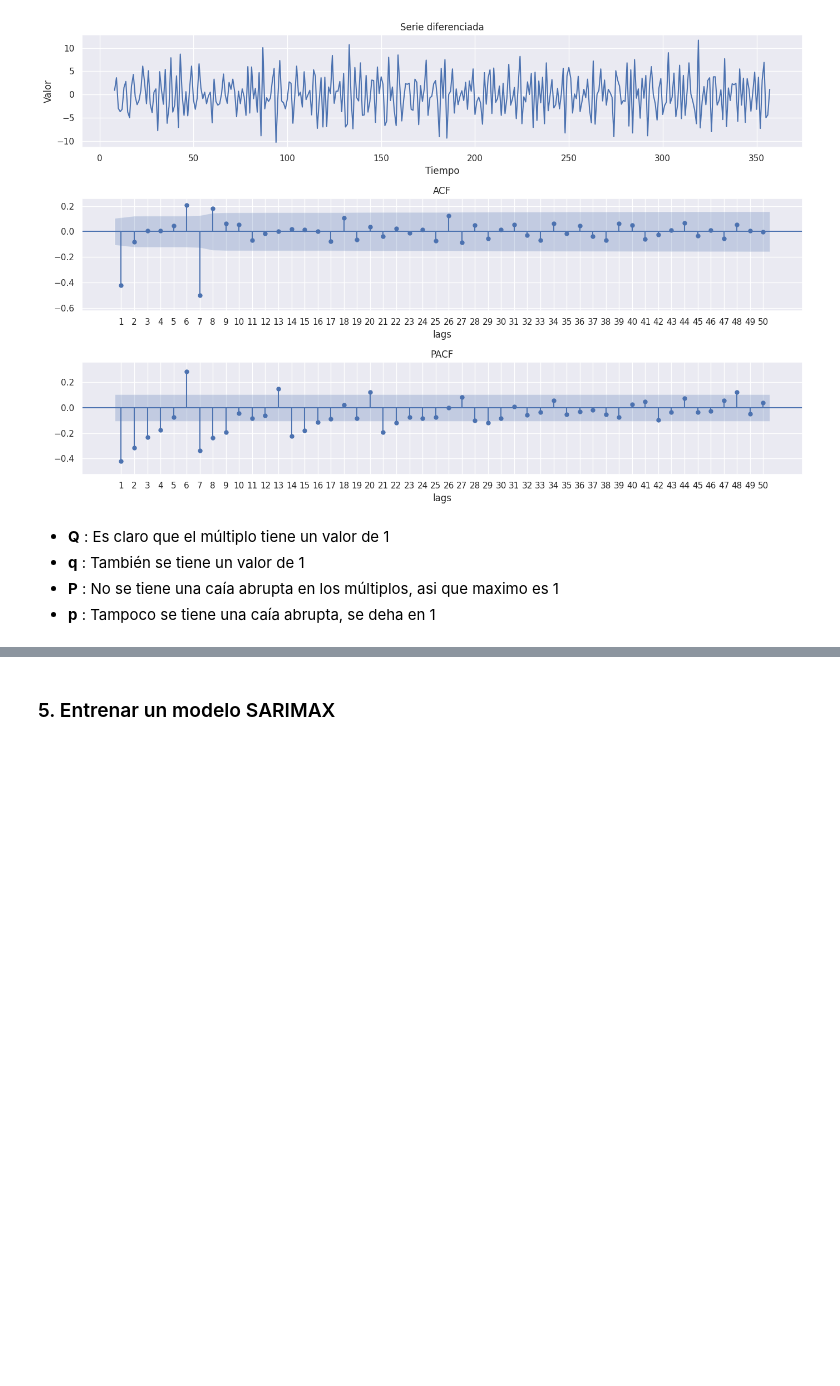
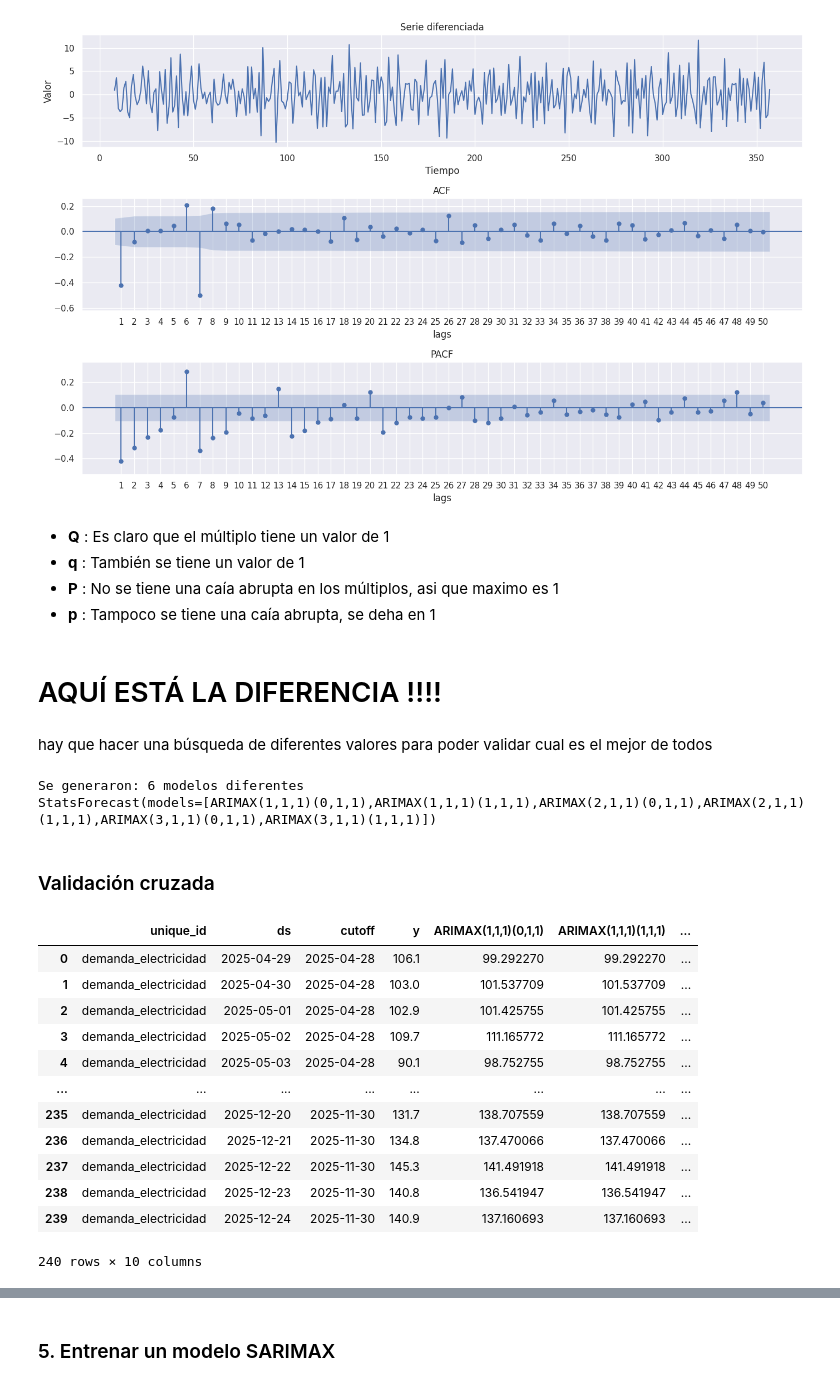
Before and after one commit to JairRamosG/Series_de_Tiempo, a Jupyter notebook: 09_SARIMAX/SARIMAX_validacion.ipynb, the cells around one changed output, grey strips where cells are left out. Saved outputs shown, nothing was run; the diff lists cells and outputs as text; code cells hidden in the pictures; blank space fills up the shorter version.

```diff
--- a/09_SARIMAX/SARIMAX_validacion.ipynb
+++ b/09_SARIMAX/SARIMAX_validacion.ipynb
@@ -339,3 +339,49 @@ plt.tight_layout()
 - **q** : También se tiene un valor de 1
 - **P** : No se tiene una caía abrupta en los múltiplos, asi que maximo es 1
 - **p** : Tampoco se tiene una caía abrupta, se deha en 1
+# %% [markdown]
+# AQUÍ ESTÁ LA DIFERENCIA !!!!
+# %% [markdown]
+hay que hacer una búsqueda de diferentes valores para poder validar cual es el mejor de todos
+# %%
+ps, d, q = [1, 2, 3], 1, 1
+Ps, D, Q = [0, 1], 1, 1
+
+modelos = [ARIMA(order=(p, d, q), alias=f'ARIMAX({p},{d},{q})({P},{D},{Q})', include_constant= (d == 0)) for p in ps for P in Ps]
+
+sf = StatsForecast(
+    models=modelos,
+    freq='d',
+    n_jobs=-1
+)
+
+print(f'Se generaron: {len(modelos)} modelos diferentes')
+print(sf)
+# %% [output]
+Se generaron: 6 modelos diferentes
+StatsForecast(models=[ARIMAX(1,1,1)(0,1,1),ARIMAX(1,1,1)(1,1,1),ARIMAX(2,1,1)(0,1,1),ARIMAX(2,1,1)(1,1,1),ARIMAX(3,1,1)(0,1,1),ARIMAX(3,1,1)(1,1,1)])
+# %% [markdown]
+### Validación cruzada
+# %%
+cv_df = sf.cross_validation(
+    df=df_train,
+    h=24,
+    step_size=24,
+    n_windows=10
+)
+# %%
+cv_df
+# %% [output]
+|  | unique_id | ds | cutoff | y | ARIMAX(1,1,1)(0,1,1) | ARIMAX(1,1,1)(1,1,1) | ... |
+| 0 | demanda_electricidad | 2025-04-29 | 2025-04-28 | 106.1 | 99.292270 | 99.292270 | ... |
+| 1 | demanda_electricidad | 2025-04-30 | 2025-04-28 | 103.0 | 101.537709 | 101.537709 | ... |
+| 2 | demanda_electricidad | 2025-05-01 | 2025-04-28 | 102.9 | 101.425755 | 101.425755 | ... |
+| 3 | demanda_electricidad | 2025-05-02 | 2025-04-28 | 109.7 | 111.165772 | 111.165772 | ... |
+| 4 | demanda_electricidad | 2025-05-03 | 2025-04-28 | 90.1 | 98.752755 | 98.752755 | ... |
+| ... | ... | ... | ... | ... | ... | ... | ... |
+| 235 | demanda_electricidad | 2025-12-20 | 2025-11-30 | 131.7 | 138.707559 | 138.707559 | ... |
+| 236 | demanda_electricidad | 2025-12-21 | 2025-11-30 | 134.8 | 137.470066 | 137.470066 | ... |
+| 237 | demanda_electricidad | 2025-12-22 | 2025-11-30 | 145.3 | 141.491918 | 141.491918 | ... |
+| 238 | demanda_electricidad | 2025-12-23 | 2025-11-30 | 140.8 | 136.541947 | 136.541947 | ... |
+| 239 | demanda_electricidad | 2025-12-24 | 2025-11-30 | 140.9 | 137.160693 | 137.160693 | ... |
+240 rows × 10 columns
```
Also changed, not shown: parts of 10 cells of this notebook.
